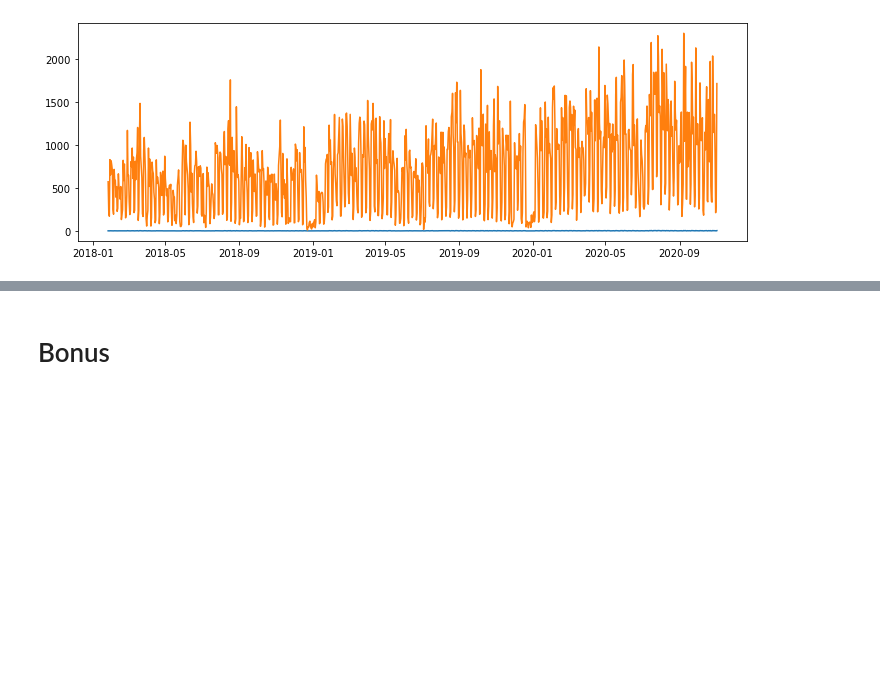
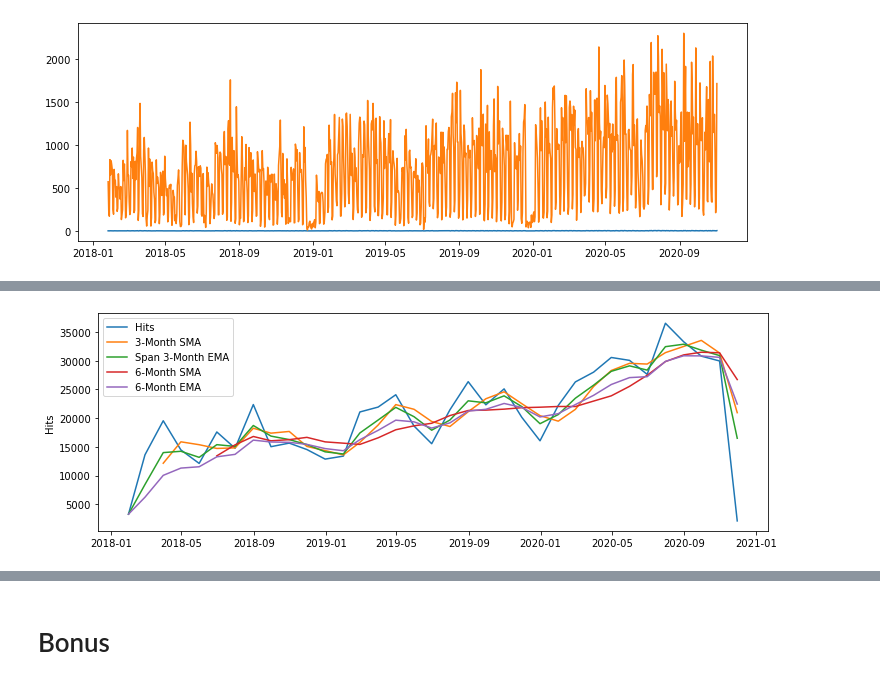
Before and after one commit to datastraine/anomaly-detection-exercises, a Jupyter notebook: time_series_anomaly_detection.ipynb, the cells around one changed output, grey strips where cells are left out. Saved outputs shown, nothing was run; the diff lists cells and outputs as text; code cells hidden in the pictures; blank space fills up the shorter version.

```diff
--- a/time_series_anomaly_detection.ipynb
+++ b/time_series_anomaly_detection.ipynb
@@ -517,0 +589,3 @@ cohort[cohort['days_used'] > 540]['user_id']
+# %%
+hitspermonth = data.resample('M').size()
+hitspermonth
@@ -517,0 +610,30 @@ cohort[cohort['days_used'] > 540]['user_id']
+# %%
+ema_short = hitspermonth.ewm(span=3, adjust=False).mean()
+ema_long = hitspermonth.ewm(span=6, adjust=False).mean()
+short_rolling = hitspermonth.rolling(window=3).mean()
+long_rolling = hitspermonth.rolling(window=6).mean()
+# %%
+fig, ax = plt.subplots(figsize=(12,4))
+
+ax.plot(hitspermonth.index,
+        hitspermonth,
+        label='Hits')
+
+ax.plot(short_rolling.index,
+        short_rolling,
+        label = '3-Month SMA')
+ax.plot(short_rolling.index,
+        ema_short,
+        label = 'Span 3-Month EMA')
+ax.plot(long_rolling.index,
+        long_rolling,
+        label = '6-Month SMA')
+ax.plot(long_rolling.index,
+        ema_long,
+        label = '6-Month EMA')
+
+ax.legend(loc='best')
+ax.set_ylabel('Hits')
+plt.show()
+# %% [output]
+[figure, added]
```
Also changed, not shown: parts of 9 cells of this notebook.
